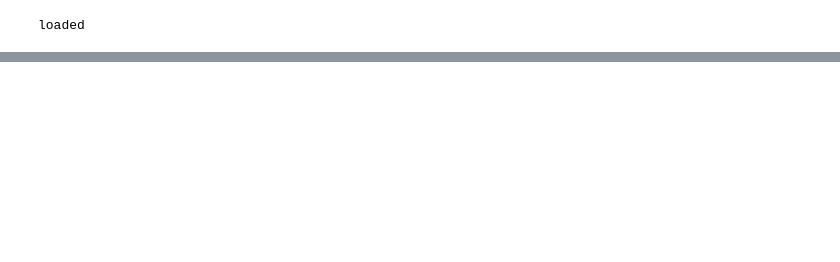
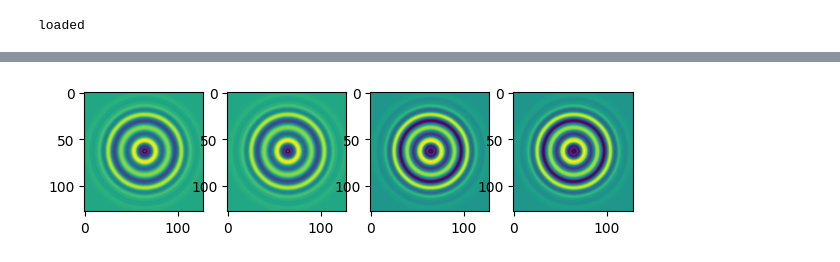
Before and after one commit to till-robert/ultralytics, a Jupyter notebook: zaxis_test.ipynb, the cells around one changed output, grey strips where cells are left out. Drawn from its saved outputs; the diff is of its cells as text; code cells hidden in the pictures; blank space fills up the shorter version.

```diff
--- a/zaxis_test.ipynb
+++ b/zaxis_test.ipynb
@@ -197,0 +224,9 @@ corr: [    0.15753     0.18176     0.77997     0.81186     0.67666      0.7736
+# %%
+undetected = downsampled_reference[np.round(gt_z_values[np.where(gt_pred_matcher.sum(1)==0)[0]]).astype(int)]
+plt.figure(figsize=(20,2))
+for i,img in enumerate(undetected):
+    plt.subplot(1,11,i+1)
+    plt.imshow(img)
+plt.show()
+# %% [output]
+[figure, added]
```
Also changed, not shown: parts of 4 cells of this notebook, 19 other files.
